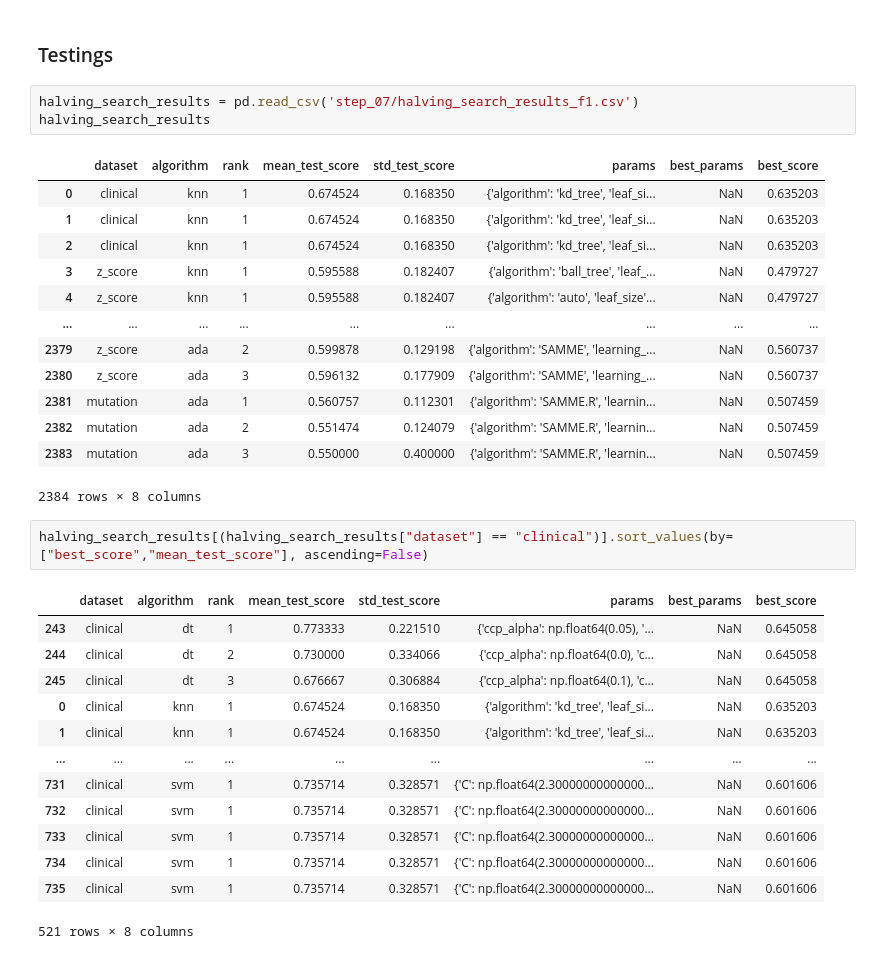
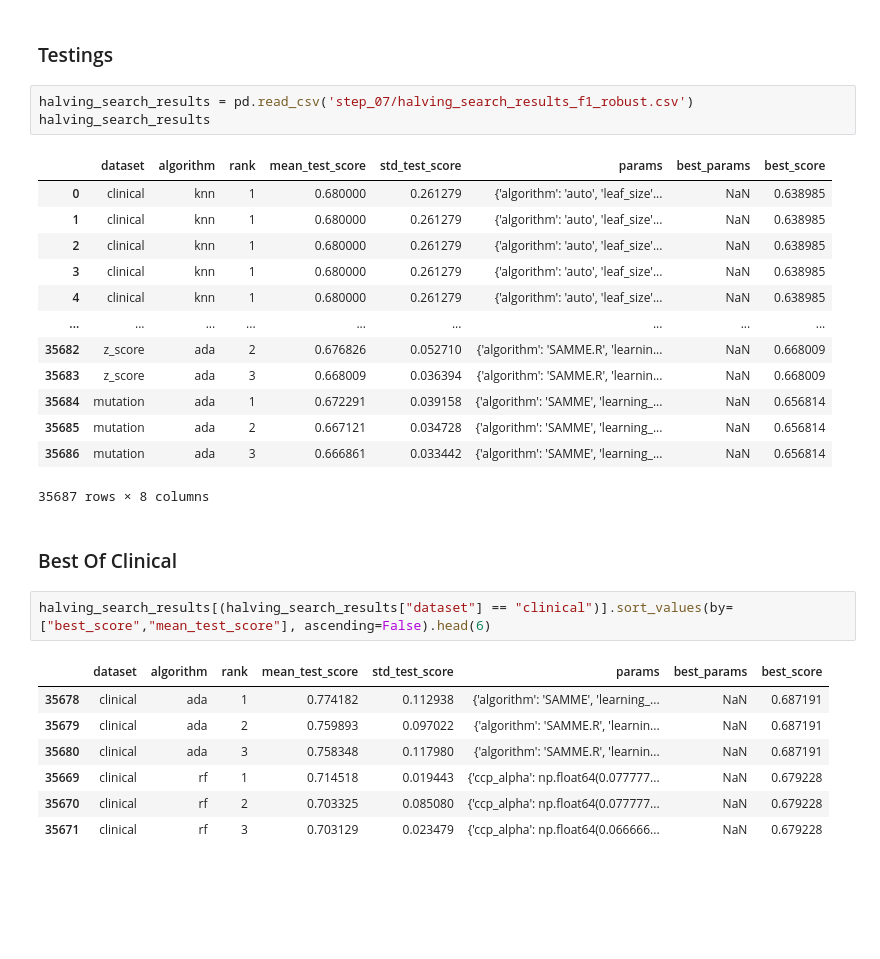
Before and after one commit to diegfernv/breast-cancer-classification, a Jupyter notebook: 7-optimization.ipynb, the cells around one changed output. Drawn from its saved outputs; the diff is of its cells as text; blank space fills up the shorter version.

```diff
--- a/7-optimization.ipynb
+++ b/7-optimization.ipynb
@@ -364,35 +357,31 @@ Running ada on mutation dataset
 # %% [markdown]
 ### Testings
 # %%
-halving_search_results = pd.read_csv('step_07/halving_search_results_f1.csv')
+halving_search_results = pd.read_csv('step_07/halving_search_results_f1_robust.csv')
 halving_search_results
 # %% [output]
 |  | dataset | algorithm | rank | mean_test_score | std_test_score | params | best_params | best_score |
-| 0 | clinical | knn | 1 | 0.674524 | 0.168350 | {'algorithm': 'kd_tree', 'leaf_si... | NaN | 0.635203 |
-| 1 | clinical | knn | 1 | 0.674524 | 0.168350 | {'algorithm': 'kd_tree', 'leaf_si... | NaN | 0.635203 |
-| 2 | clinical | knn | 1 | 0.674524 | 0.168350 | {'algorithm': 'kd_tree', 'leaf_si... | NaN | 0.635203 |
-| 3 | z_score | knn | 1 | 0.595588 | 0.182407 | {'algorithm': 'ball_tree', 'leaf_... | NaN | 0.479727 |
-| 4 | z_score | knn | 1 | 0.595588 | 0.182407 | {'algorithm': 'auto', 'leaf_size'... | NaN | 0.479727 |
+| 0 | clinical | knn | 1 | 0.680000 | 0.261279 | {'algorithm': 'auto', 'leaf_size'... | NaN | 0.638985 |
+| 1 | clinical | knn | 1 | 0.680000 | 0.261279 | {'algorithm': 'auto', 'leaf_size'... | NaN | 0.638985 |
+| 2 | clinical | knn | 1 | 0.680000 | 0.261279 | {'algorithm': 'auto', 'leaf_size'... | NaN | 0.638985 |
+| 3 | clinical | knn | 1 | 0.680000 | 0.261279 | {'algorithm': 'auto', 'leaf_size'... | NaN | 0.638985 |
+| 4 | clinical | knn | 1 | 0.680000 | 0.261279 | {'algorithm': 'auto', 'leaf_size'... | NaN | 0.638985 |
 | ... | ... | ... | ... | ... | ... | ... | ... | ... |
-| 2379 | z_score | ada | 2 | 0.599878 | 0.129198 | {'algorithm': 'SAMME', 'learning_... | NaN | 0.560737 |
-| 2380 | z_score | ada | 3 | 0.596132 | 0.177909 | {'algorithm': 'SAMME', 'learning_... | NaN | 0.560737 |
-| 2381 | mutation | ada | 1 | 0.560757 | 0.112301 | {'algorithm': 'SAMME.R', 'learnin... | NaN | 0.507459 |
-| 2382 | mutation | ada | 2 | 0.551474 | 0.124079 | {'algorithm': 'SAMME.R', 'learnin... | NaN | 0.507459 |
-| 2383 | mutation | ada | 3 | 0.550000 | 0.400000 | {'algorithm': 'SAMME.R', 'learnin... | NaN | 0.507459 |
+| 35682 | z_score | ada | 2 | 0.676826 | 0.052710 | {'algorithm': 'SAMME.R', 'learnin... | NaN | 0.668009 |
+| 35683 | z_score | ada | 3 | 0.668009 | 0.036394 | {'algorithm': 'SAMME.R', 'learnin... | NaN | 0.668009 |
+| 35684 | mutation | ada | 1 | 0.672291 | 0.039158 | {'algorithm': 'SAMME', 'learning_... | NaN | 0.656814 |
+| 35685 | mutation | ada | 2 | 0.667121 | 0.034728 | {'algorithm': 'SAMME', 'learning_... | NaN | 0.656814 |
+| 35686 | mutation | ada | 3 | 0.666861 | 0.033442 | {'algorithm': 'SAMME', 'learning_... | NaN | 0.656814 |
-2384 rows × 8 columns
+35687 rows × 8 columns
+# %% [markdown]
+### Best Of Clinical
 # %%
-halving_search_results[(halving_search_results["dataset"] == "clinical")].sort_values(by=["best_score","mean_test_score"], ascending=False)
+halving_search_results[(halving_search_results["dataset"] == "clinical")].sort_values(by=["best_score","mean_test_score"], ascending=False).head(6)
 # %% [output]
 |  | dataset | algorithm | rank | mean_test_score | std_test_score | params | best_params | best_score |
-| 243 | clinical | dt | 1 | 0.773333 | 0.221510 | {'ccp_alpha': np.float64(0.05), '... | NaN | 0.645058 |
-| 244 | clinical | dt | 2 | 0.730000 | 0.334066 | {'ccp_alpha': np.float64(0.0), 'c... | NaN | 0.645058 |
-| 245 | clinical | dt | 3 | 0.676667 | 0.306884 | {'ccp_alpha': np.float64(0.1), 'c... | NaN | 0.645058 |
-| 0 | clinical | knn | 1 | 0.674524 | 0.168350 | {'algorithm': 'kd_tree', 'leaf_si... | NaN | 0.635203 |
-| 1 | clinical | knn | 1 | 0.674524 | 0.168350 | {'algorithm': 'kd_tree', 'leaf_si... | NaN | 0.635203 |
-| ... | ... | ... | ... | ... | ... | ... | ... | ... |
-| 731 | clinical | svm | 1 | 0.735714 | 0.328571 | {'C': np.float64(2.30000000000000... | NaN | 0.601606 |
-| 732 | clinical | svm | 1 | 0.735714 | 0.328571 | {'C': np.float64(2.30000000000000... | NaN | 0.601606 |
-| 733 | clinical | svm | 1 | 0.735714 | 0.328571 | {'C': np.float64(2.30000000000000... | NaN | 0.601606 |
-| 734 | clinical | svm | 1 | 0.735714 | 0.328571 | {'C': np.float64(2.30000000000000... | NaN | 0.601606 |
-| 735 | clinical | svm | 1 | 0.735714 | 0.328571 | {'C': np.float64(2.30000000000000... | NaN | 0.601606 |
+| 35678 | clinical | ada | 1 | 0.774182 | 0.112938 | {'algorithm': 'SAMME', 'learning_... | NaN | 0.687191 |
+| 35679 | clinical | ada | 2 | 0.759893 | 0.097022 | {'algorithm': 'SAMME.R', 'learnin... | NaN | 0.687191 |
+| 35680 | clinical | ada | 3 | 0.758348 | 0.117980 | {'algorithm': 'SAMME.R', 'learnin... | NaN | 0.687191 |
+| 35669 | clinical | rf | 1 | 0.714518 | 0.019443 | {'ccp_alpha': np.float64(0.077777... | NaN | 0.679228 |
+| 35670 | clinical | rf | 2 | 0.703325 | 0.085080 | {'ccp_alpha': np.float64(0.077777... | NaN | 0.679228 |
+| 35671 | clinical | rf | 3 | 0.703129 | 0.023479 | {'ccp_alpha': np.float64(0.066666... | NaN | 0.679228 |
-521 rows × 8 columns
```
Also changed, not shown: parts of 8 cells of this notebook, 2 other files.
